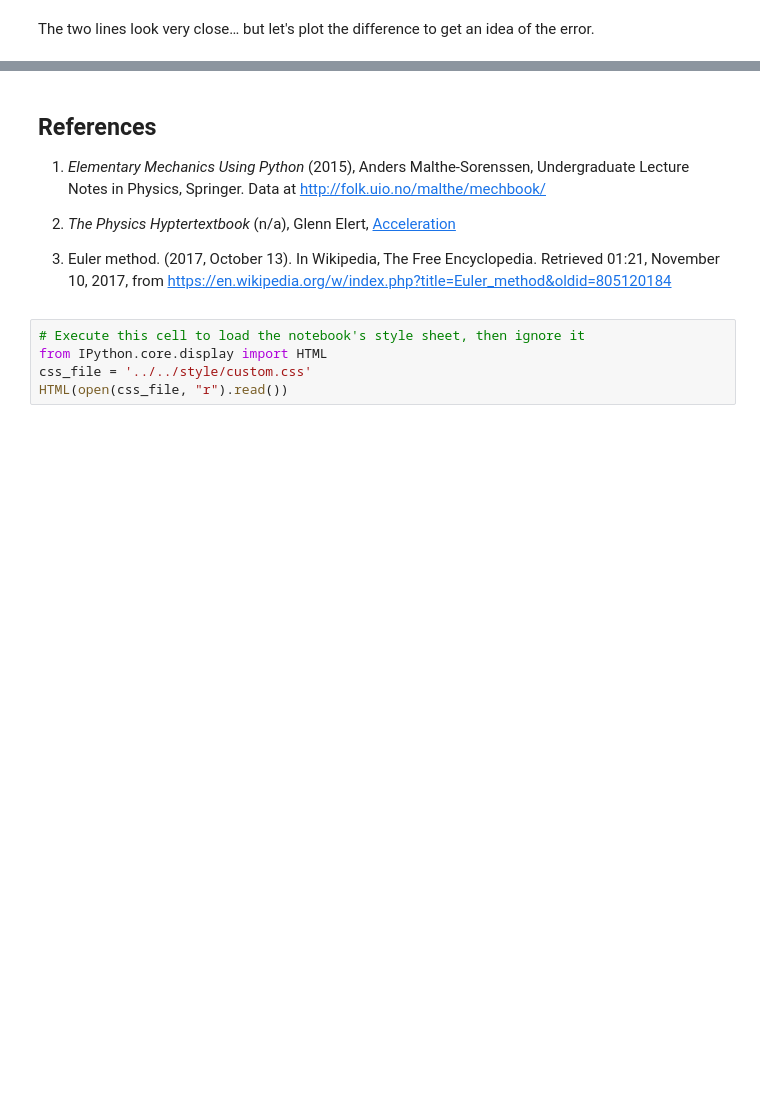
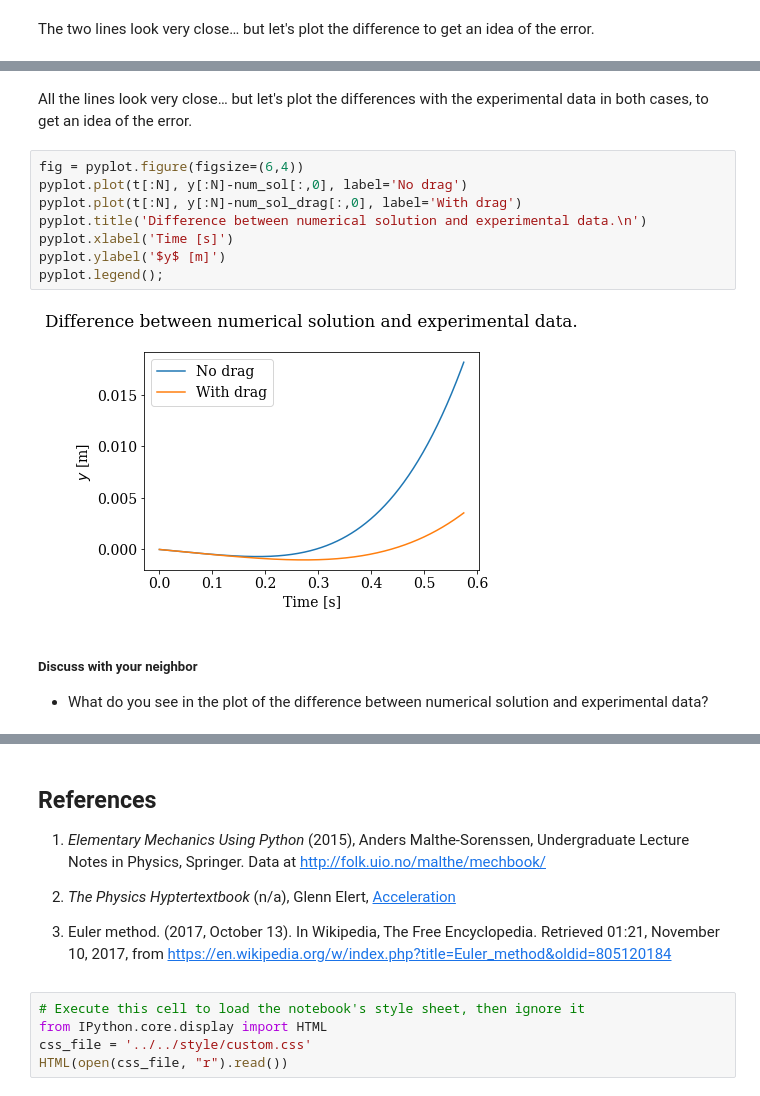
Before and after one commit to engineersCode/EngComp, a Jupyter notebook: modules/3_flyatchange/2_Euler.ipynb, the cells around one changed output, grey strips where cells are left out. Drawn from its saved outputs; the diff is of its cells as text; blank space fills up the shorter version.

```diff
--- a/modules/3_flyatchange/2_Euler.ipynb
+++ b/modules/3_flyatchange/2_Euler.ipynb
@@ -249,0 +377,16 @@ pyplot.ylabel('$y$ [m]');
+# %% [markdown]
+All the lines look very close… but let's plot the differences with the experimental data in both cases, to get an idea of the error.
+# %%
+fig = pyplot.figure(figsize=(6,4))
+pyplot.plot(t[:N], y[:N]-num_sol[:,0], label='No drag')
+pyplot.plot(t[:N], y[:N]-num_sol_drag[:,0], label='With drag')
+pyplot.title('Difference between numerical solution and experimental data.\n')
+pyplot.xlabel('Time [s]')
+pyplot.ylabel('$y$ [m]')
+pyplot.legend();
+# %% [output]
+[figure, added]
+# %% [markdown]
+##### Discuss with your neighbor
+
+* What do you see in the plot of the difference between numerical solution and experimental data?
```
Also changed, not shown: parts of 21 cells of this notebook.
